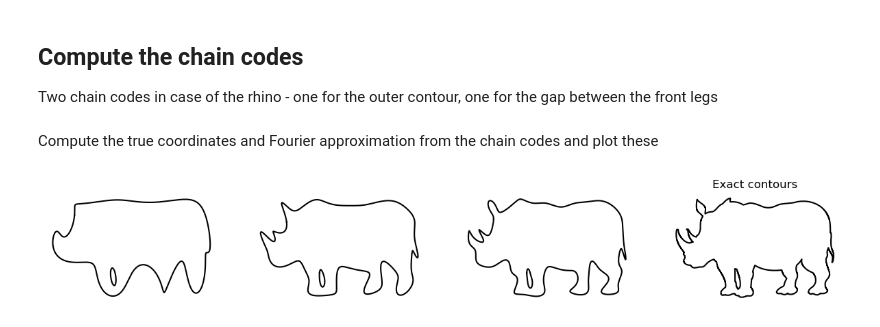
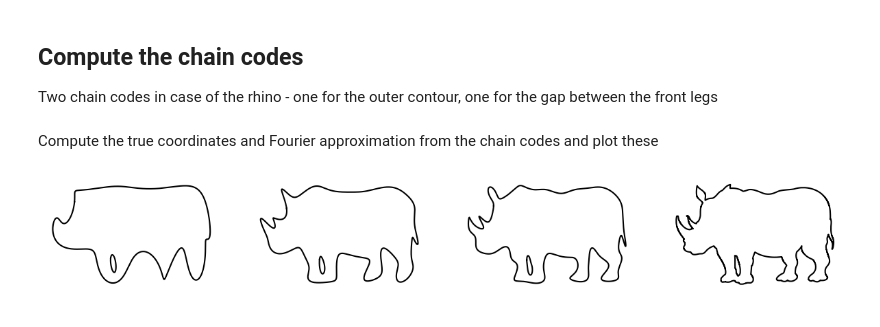
Before and after one commit to lokuger/fourier-animals, a Jupyter notebook: fourier-animal.ipynb, the cells around one changed output. Cells and saved outputs as stored; diff of their text form; code cells hidden in the pictures.

```diff
--- a/fourier-animal.ipynb
+++ b/fourier-animal.ipynb
@@ -179,26 +179,27 @@ Compute the true coordinates and Fourier approximation from the chain codes and
 # %%
 fig,ax = plt.subplots(1,4,figsize=(15,5))
 
 x_outer,y_outer = true_contour(cc_outer)
 x_outer,y_outer = x_outer+j_start1,y_outer-i_start1
 x_legs,y_legs = true_contour(cc_legs)
 x_legs,y_legs = x_legs+j_start2,y_legs-i_start2
 ax[-1].plot(x_outer,y_outer,'k')
 ax[-1].plot(x_legs,y_legs,'k')
 ax[-1].set_aspect(1)
 ax[-1].set_axis_off()
-ax[-1].set_title('Exact contours')
+#ax[-1].set_title('Exact contours')
 
 N_fc_outer,N_fc_inner = [10,20,30],[1,2,3]
 for i,n_fc in enumerate(zip(N_fc_outer,N_fc_inner)):
     n_fc_outer,n_fc_inner = n_fc
     xf_outer,yf_outer = fourier_contour(cc_outer,n_fc_outer,n_eval=1000)
     xf_outer,yf_outer = xf_outer+j_start1,yf_outer-i_start1
     xf_legs,yf_legs = fourier_contour(cc_legs,n_fc_inner,n_eval=1000)
     xf_legs,yf_legs = xf_legs+j_start2,yf_legs-i_start2
     ax[i].plot(xf_outer,yf_outer,'k')
     ax[i].plot(xf_legs,yf_legs,'k')
     ax[i].set_aspect(1)
     ax[i].set_axis_off()
+fig.savefig('./result.png')
 # %% [output]
-[figure, old version]
+[figure, new version]
```
Also changed, not shown: 2 other files.
